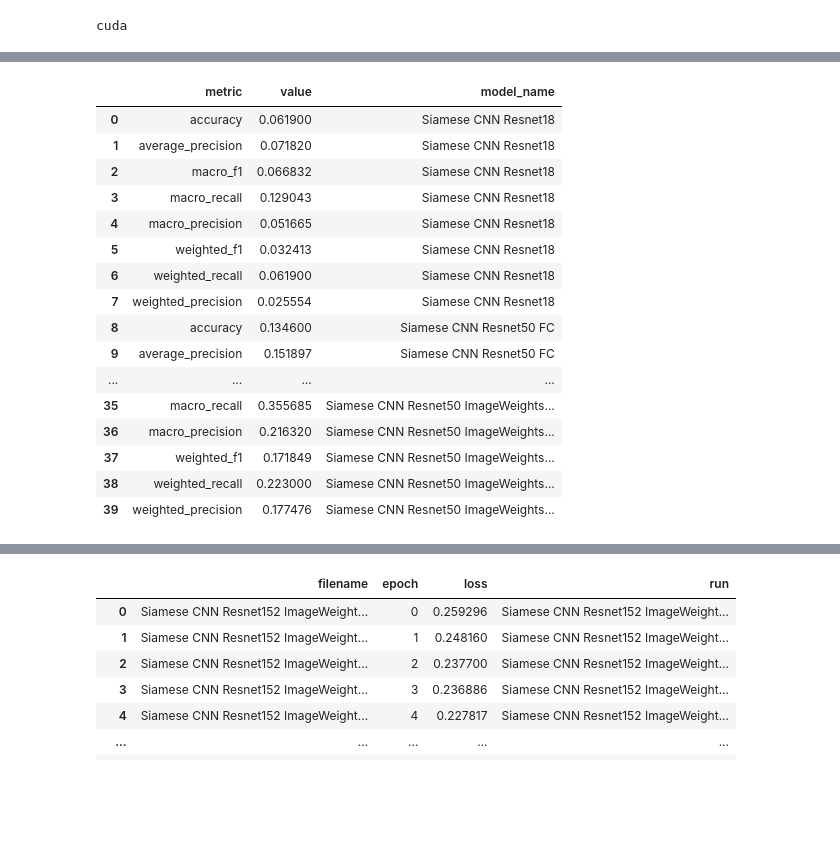
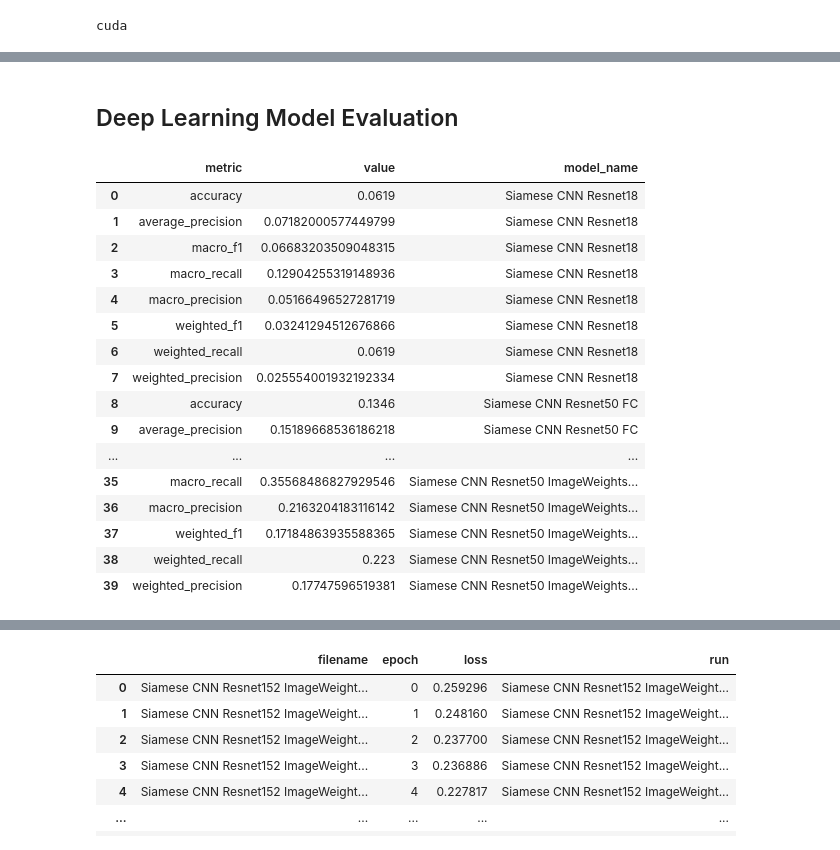
Before and after one commit to mattdabit/landmarks, a Jupyter notebook: eda.ipynb, the cells around one changed output, grey strips where cells are left out. Cells and saved outputs as stored; diff of their text form; code cells hidden in the pictures; blank space fills up the shorter version.

Commit message:
Add more images and finish up eda

```diff
--- a/eda.ipynb
+++ b/eda.ipynb
@@ -716,0 +701,6 @@ fig.write_image("images/model_metrics_comparison2.png", width=1200, height=600)
+# %%
+metrics_records = []
+for report in reports:
+    metrics_records += get_metrics(report['report'], report['average_precision'], report['model'])
+
+metrics_df = pd.DataFrame(metrics_records).drop_duplicates()
@@ -1217,8 +1214,10 @@ def train_pytorch_model(
         le,
         y_train,
         eval_only=False,
-        deep_learning_model_reports=[]
+        deep_learning_model_reports=None
 ):
+    if deep_learning_model_reports is None:
+        deep_learning_model_reports = []
     mlflow.end_run()
     torch.cuda.empty_cache()
     device = torch.device("cuda" if torch.cuda.is_available() else "cpu")
@@ -1650,38 +1624,40 @@ Metrics: Accuracy=0.2230, Precision=0.2163, Recall=0.3557, F1=0.2445, average_pr
+# %% [markdown]
+## Deep Learning Model Evaluation
 # %%
 best_avg_precision_for_model = {}
 best_metrics_for_model = {}
 for report in deep_learning_model_reports:
     model_name = report['model_name']
     average_precision = report['average_precision']
     if model_name in best_avg_precision_for_model and best_avg_precision_for_model.get(model_name) > average_precision:
         best_avg_precision_for_model[model_name] = average_precision
         best_metrics_for_model[model_name] = get_metrics(report, average_precision, model_name)
     elif model_name not in best_avg_precision_for_model:
         best_avg_precision_for_model[model_name] = average_precision
         best_metrics_for_model[model_name] = get_metrics(report, average_precision, model_name)
 
 metrics_records = []
 for metric in best_metrics_for_model.values():
     metrics_records += metric
-metrics_df = pd.DataFrame(metrics_records)
-metrics_df
+dl_metrics_df = pd.DataFrame(metrics_records)
+dl_metrics_df
 # %% [output]
 |  | metric | value | model_name |
-| 0 | accuracy | 0.061900 | Siamese CNN Resnet18 |
-| 1 | average_precision | 0.071820 | Siamese CNN Resnet18 |
-| 2 | macro_f1 | 0.066832 | Siamese CNN Resnet18 |
-| 3 | macro_recall | 0.129043 | Siamese CNN Resnet18 |
-| 4 | macro_precision | 0.051665 | Siamese CNN Resnet18 |
-| 5 | weighted_f1 | 0.032413 | Siamese CNN Resnet18 |
-| 6 | weighted_recall | 0.061900 | Siamese CNN Resnet18 |
-| 7 | weighted_precision | 0.025554 | Siamese CNN Resnet18 |
-| 8 | accuracy | 0.134600 | Siamese CNN Resnet50 FC |
-| 9 | average_precision | 0.151897 | Siamese CNN Resnet50 FC |
+| 0 | accuracy | 0.0619 | Siamese CNN Resnet18 |
+| 1 | average_precision | 0.07182000577449799 | Siamese CNN Resnet18 |
+| 2 | macro_f1 | 0.06683203509048315 | Siamese CNN Resnet18 |
+| 3 | macro_recall | 0.12904255319148936 | Siamese CNN Resnet18 |
+| 4 | macro_precision | 0.05166496527281719 | Siamese CNN Resnet18 |
+| 5 | weighted_f1 | 0.03241294512676866 | Siamese CNN Resnet18 |
+| 6 | weighted_recall | 0.0619 | Siamese CNN Resnet18 |
+| 7 | weighted_precision | 0.025554001932192334 | Siamese CNN Resnet18 |
+| 8 | accuracy | 0.1346 | Siamese CNN Resnet50 FC |
+| 9 | average_precision | 0.15189668536186218 | Siamese CNN Resnet50 FC |
 | ... | ... | ... | ... |
-| 35 | macro_recall | 0.355685 | Siamese CNN Resnet50 ImageWeights... |
-| 36 | macro_precision | 0.216320 | Siamese CNN Resnet50 ImageWeights... |
-| 37 | weighted_f1 | 0.171849 | Siamese CNN Resnet50 ImageWeights... |
-| 38 | weighted_recall | 0.223000 | Siamese CNN Resnet50 ImageWeights... |
-| 39 | weighted_precision | 0.177476 | Siamese CNN Resnet50 ImageWeights... |
+| 35 | macro_recall | 0.35568486827929546 | Siamese CNN Resnet50 ImageWeights... |
+| 36 | macro_precision | 0.2163204183116142 | Siamese CNN Resnet50 ImageWeights... |
+| 37 | weighted_f1 | 0.17184863935588365 | Siamese CNN Resnet50 ImageWeights... |
+| 38 | weighted_recall | 0.223 | Siamese CNN Resnet50 ImageWeights... |
+| 39 | weighted_precision | 0.17747596519381 | Siamese CNN Resnet50 ImageWeights... |
 # %%
 fig = px.bar(
```
Also changed, not shown: parts of 27 cells of this notebook, 4 other files.
